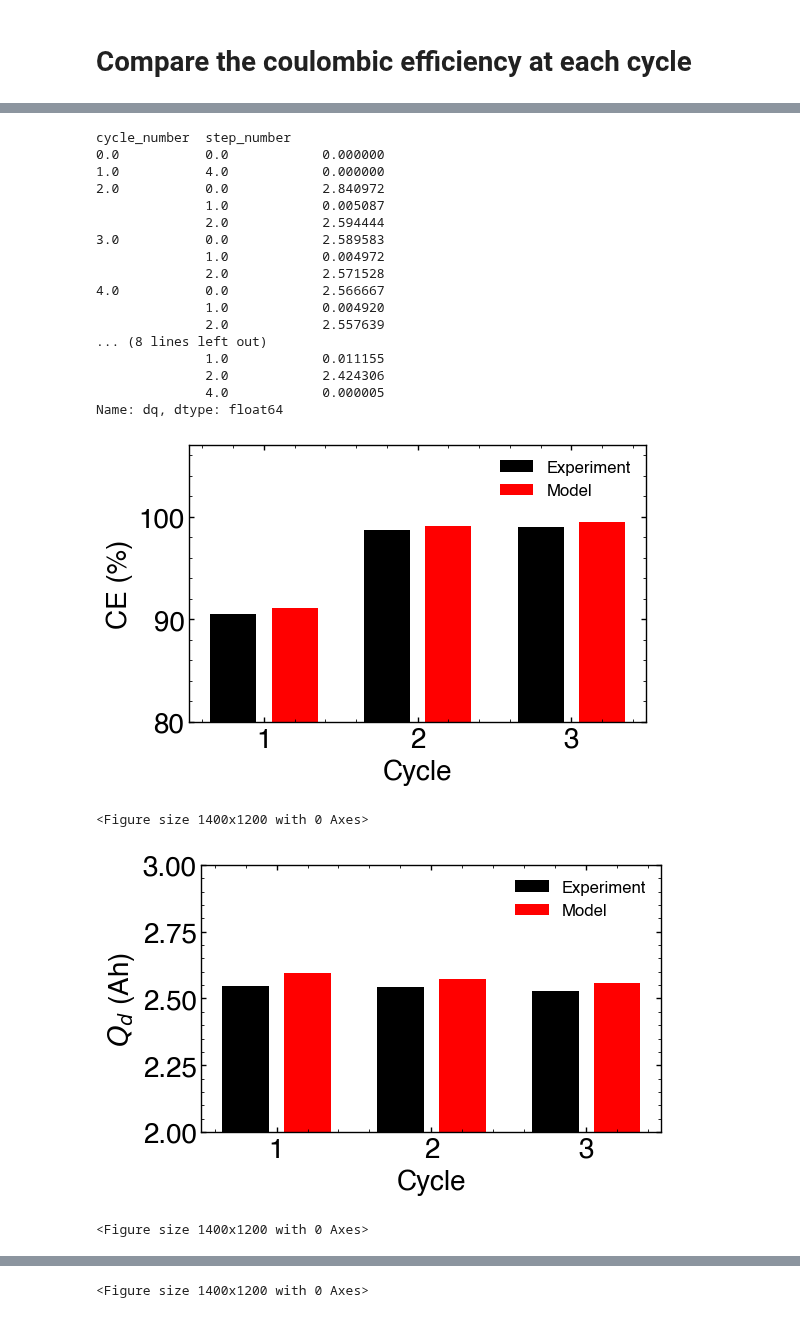
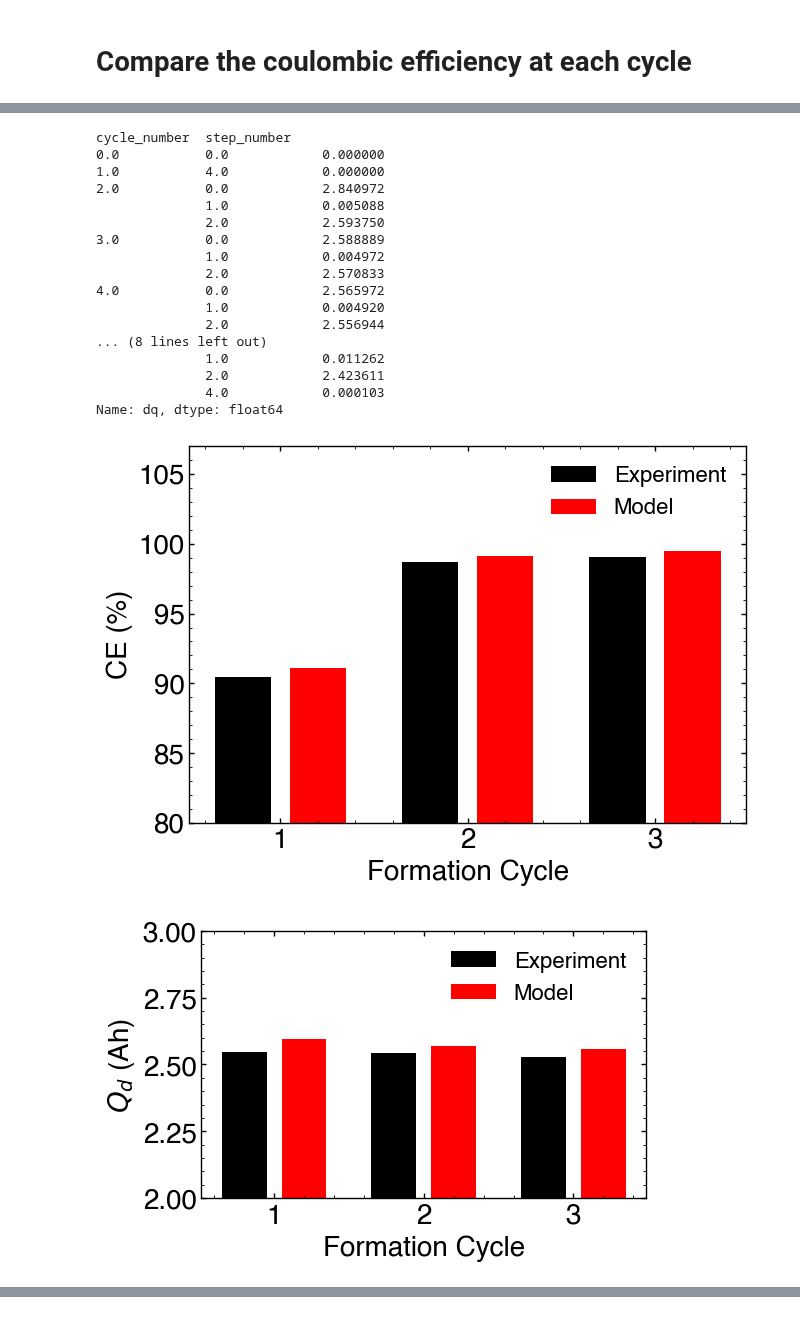
Before and after one commit to wengandrew/formation-modeling, a Jupyter notebook: notebooks/2023_05_09_fig_validation_1.ipynb, the cells around one changed output, grey strips where cells are left out. Cells and saved outputs as stored; diff of their text form; code cells hidden in the pictures.

```diff
--- a/notebooks/2023_05_09_fig_validation_1.ipynb
+++ b/notebooks/2023_05_09_fig_validation_1.ipynb
@@ -280,17 +283,17 @@ theta_p0_sim = np.array(theta_p0_sim)
 theta_n0_sim = np.array(theta_n0_sim)
 
 # Make the plot
-plt.figure(figsize=(6, 4))
+plt.figure(figsize=(7, 5))
 xx = np.array([1, 2, 3])
 plt.bar(xx-0.2, df_meas_agg['ce']*100, color='k', width=0.3, label='Experiment')
 plt.bar(xx+0.2, ce_sim*100, color='r', width=0.3, label='Model')
 plt.ylabel('CE (%)')
-plt.xlabel('Cycle')
+plt.xlabel('Formation Cycle')
 plt.grid(False)
 plt.legend(loc='upper right', fontsize=16)
 plt.ylim([80, 107])
-plt.show()
-plt.savefig(f'outputs/figures/fig_ce_{tag}.png')
+plt.xticks([1, 2, 3])
+plt.savefig(f'outputs/figures/fig_ce_{tag}.png', dpi=150)
 
 # Make the plot
 plt.figure(figsize=(6, 4))
@@ -298,11 +301,10 @@ xx = np.array([1, 2, 3])
 plt.bar(xx-0.2, df_meas_agg['Discharge Capacity (Ah)'], color='k', width=0.3, label='Experiment')
 plt.bar(xx+0.2, qd_sim, color='r', width=0.3, label='Model')
 plt.ylabel('$Q_d$ (Ah)')
-plt.xlabel('Cycle')
+plt.xlabel('Formation Cycle')
 plt.grid(False)
 plt.ylim((2, 3))
 plt.legend(loc='upper right', fontsize=16)
-plt.show()
 plt.savefig(f'outputs/figures/fig_qd_{tag}.png')
 
 # Make the plot
@@ -311,55 +313,50 @@ xx = np.array([1, 2, 3])
 plt.bar(xx-0.2, df_meas_agg['Charge Capacity (Ah)'], color='k', width=0.3, label='Experiment')
 plt.bar(xx+0.2, qc_sim, color='r', width=0.3, label='Model')
 plt.ylabel('$Q_c$ (Ah)')
-plt.xlabel('Cycle')
+plt.xlabel('Formation Cycle')
 plt.grid(False)
 plt.legend(loc='upper right', fontsize=16)
 plt.ylim([2, 3])
-plt.show()
 plt.savefig(f'outputs/figures/fig_qc_{tag}.png')
 
 # Make the plot
 plt.figure(figsize=(6, 4))
 xx = np.array([1, 2, 3])
 plt.bar(xx, theta_n0_sim, color='r', width=0.3, label='Model')
 # plt.hlines(y=0.01, xmin=1, xmax=3, color='k', label='dV/dQ, post-formation')
 plt.ylabel(r'$\theta_{n,0}$')
-plt.xlabel('Cycle')
+plt.xlabel('Formation Cycle')
 plt.grid(False)
 plt.legend(loc='upper right', fontsize=12)
-plt.show()
 plt.savefig(f'outputs/figures/fig_thetan_{tag}.png')
 
 # Make the plot
 plt.figure(figsize=(6, 4))
 xx = np.array([1, 2, 3])
 plt.bar(xx, theta_p0_sim, color='r', width=0.3, label='Model')
 # plt.hlines(y=0.842, xmin=1, xmax=3, color='k', label='dV/dQ, post-formation')
 plt.ylabel(r'$\theta_{p,0}$')
 plt.xlabel('Cycle')
 plt.grid(False)
 plt.legend(loc='lower right', fontsize=16)
-plt.show()
 plt.savefig(f'outputs/figures/fig_thetap_{tag}.png')
 # %% [output]
 cycle_number  step_number
 0.0           0.0            0.000000
 1.0           4.0            0.000000
 2.0           0.0            2.840972
-              1.0            0.005087
-              2.0            2.594444
-3.0           0.0            2.589583
+              1.0            0.005088
+              2.0            2.593750
+3.0           0.0            2.588889
               1.0            0.004972
-              2.0            2.571528
-4.0           0.0            2.566667
+              2.0            2.570833
+4.0           0.0            2.565972
               1.0            0.004920
-              2.0            2.557639
+              2.0            2.556944
 ... (8 lines left out)
-              1.0            0.011155
-              2.0            2.424306
-              4.0            0.000005
+              1.0            0.011262
+              2.0            2.423611
+              4.0            0.000103
 Name: dq, dtype: float64
-[figure, old version]
+[figure, new version]
-<Figure size 1400x1200 with 0 Axes>
-[figure, old version]
+[figure, new version]
-<Figure size 1400x1200 with 0 Axes>
@@ -367 +363,0 @@ Name: dq, dtype: float64
-<Figure size 1400x1200 with 0 Axes>
```
Also changed, not shown: parts of 8 cells of this notebook, 1 other file.
